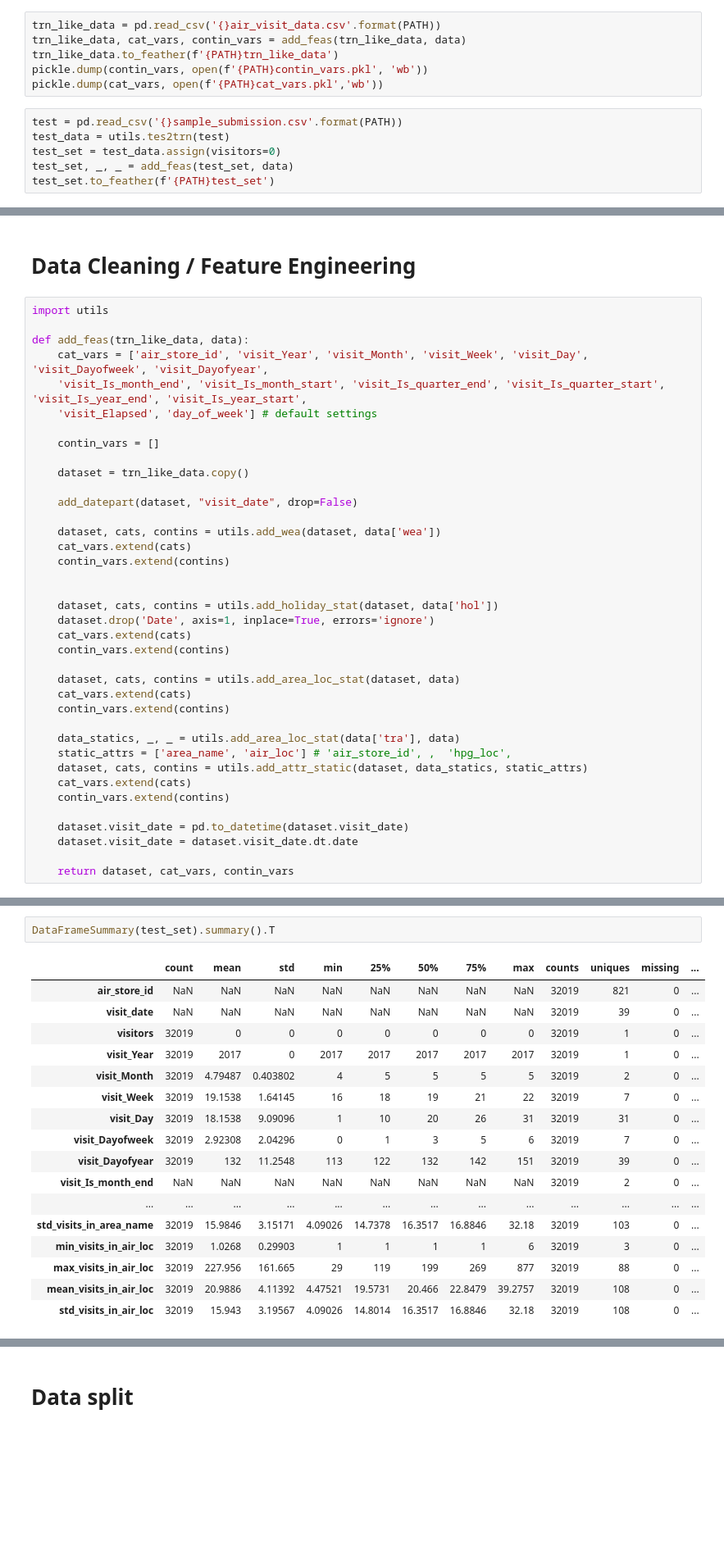
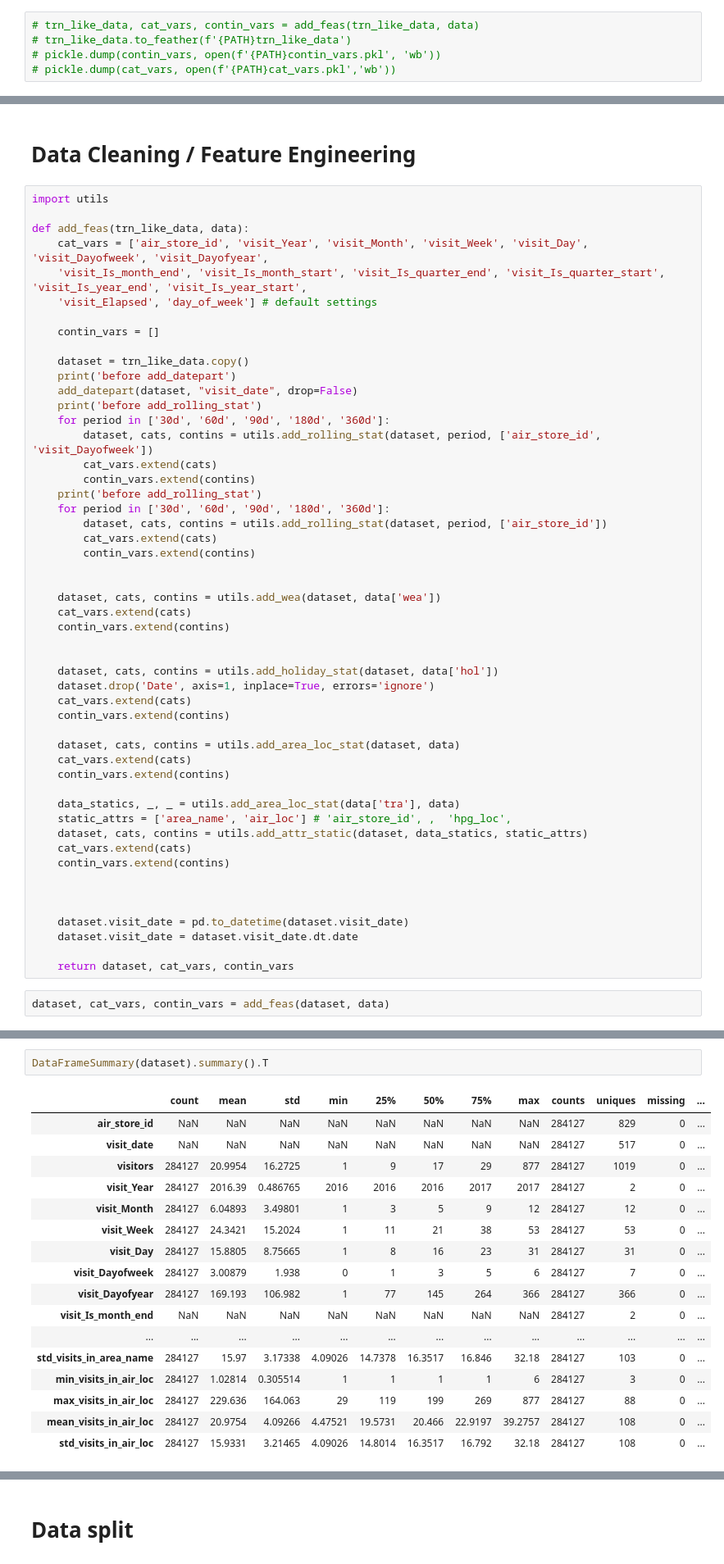
Before and after one commit to xiaochuan-du/ml_utils, a Jupyter notebook: proj/floyd/MLproject.ipynb, the cells around one changed output, grey strips where cells are left out. Shown at 82% size. Drawn from its saved outputs; the diff is of its cells as text; blank space fills up the shorter version.

```diff
--- a/proj/floyd/MLproject.ipynb
+++ b/proj/floyd/MLproject.ipynb
@@ -84,12 +75,5 @@ def yysplit(data_raw):
 # %%
-trn_like_data = pd.read_csv('{}air_visit_data.csv'.format(PATH))
-trn_like_data, cat_vars, contin_vars = add_feas(trn_like_data, data)
-trn_like_data.to_feather(f'{PATH}trn_like_data')
-pickle.dump(contin_vars, open(f'{PATH}contin_vars.pkl', 'wb'))
-pickle.dump(cat_vars, open(f'{PATH}cat_vars.pkl','wb'))
+# trn_like_data, cat_vars, contin_vars = add_feas(trn_like_data, data)
+# trn_like_data.to_feather(f'{PATH}trn_like_data')
+# pickle.dump(contin_vars, open(f'{PATH}contin_vars.pkl', 'wb'))
+# pickle.dump(cat_vars, open(f'{PATH}cat_vars.pkl','wb'))
-# %%
-test = pd.read_csv('{}sample_submission.csv'.format(PATH))
-test_data = utils.tes2trn(test)
-test_set = test_data.assign(visitors=0)
-test_set, _, _ = add_feas(test_set, data)
-test_set.to_feather(f'{PATH}test_set')
@@ -106,8 +101,19 @@ def add_feas(trn_like_data, data):
     contin_vars = []
 
     dataset = trn_like_data.copy()
+    print('before add_datepart')
+    add_datepart(dataset, "visit_date", drop=False)
+    print('before add_rolling_stat')
+    for period in ['30d', '60d', '90d', '180d', '360d']:
+        dataset, cats, contins = utils.add_rolling_stat(dataset, period, ['air_store_id', 'visit_Dayofweek'])
+        cat_vars.extend(cats)
+        contin_vars.extend(contins)
+    print('before add_rolling_stat')
+    for period in ['30d', '60d', '90d', '180d', '360d']:
+        dataset, cats, contins = utils.add_rolling_stat(dataset, period, ['air_store_id'])
+        cat_vars.extend(cats)
+        contin_vars.extend(contins)
 
-    add_datepart(dataset, "visit_date", drop=False)
 
     dataset, cats, contins = utils.add_wea(dataset, data['wea'])
     cat_vars.extend(cats)
@@ -129,7 +135,11 @@ def add_feas(trn_like_data, data):
     cat_vars.extend(cats)
     contin_vars.extend(contins)
 
+
+
     dataset.visit_date = pd.to_datetime(dataset.visit_date)
     dataset.visit_date = dataset.visit_date.dt.date
 
     return dataset, cat_vars, contin_vars
+# %%
+dataset, cat_vars, contin_vars = add_feas(dataset, data)
@@ -136,20 +178,20 @@ def add_feas(trn_like_data, data):
 # %%
-DataFrameSummary(test_set).summary().T
+DataFrameSummary(dataset).summary().T
 # %% [output]
 |  | count | mean | std | min | 25% | 50% | 75% | max | counts | uniques | missing | ... |
-| air_store_id | NaN | NaN | NaN | NaN | NaN | NaN | NaN | NaN | 32019 | 821 | 0 | ... |
-| visit_date | NaN | NaN | NaN | NaN | NaN | NaN | NaN | NaN | 32019 | 39 | 0 | ... |
-| visitors | 32019 | 0 | 0 | 0 | 0 | 0 | 0 | 0 | 32019 | 1 | 0 | ... |
-| visit_Year | 32019 | 2017 | 0 | 2017 | 2017 | 2017 | 2017 | 2017 | 32019 | 1 | 0 | ... |
-| visit_Month | 32019 | 4.79487 | 0.403802 | 4 | 5 | 5 | 5 | 5 | 32019 | 2 | 0 | ... |
-| visit_Week | 32019 | 19.1538 | 1.64145 | 16 | 18 | 19 | 21 | 22 | 32019 | 7 | 0 | ... |
-| visit_Day | 32019 | 18.1538 | 9.09096 | 1 | 10 | 20 | 26 | 31 | 32019 | 31 | 0 | ... |
-| visit_Dayofweek | 32019 | 2.92308 | 2.04296 | 0 | 1 | 3 | 5 | 6 | 32019 | 7 | 0 | ... |
-| visit_Dayofyear | 32019 | 132 | 11.2548 | 113 | 122 | 132 | 142 | 151 | 32019 | 39 | 0 | ... |
-| visit_Is_month_end | NaN | NaN | NaN | NaN | NaN | NaN | NaN | NaN | 32019 | 2 | 0 | ... |
+| air_store_id | NaN | NaN | NaN | NaN | NaN | NaN | NaN | NaN | 284127 | 829 | 0 | ... |
+| visit_date | NaN | NaN | NaN | NaN | NaN | NaN | NaN | NaN | 284127 | 517 | 0 | ... |
+| visitors | 284127 | 20.9954 | 16.2725 | 1 | 9 | 17 | 29 | 877 | 284127 | 1019 | 0 | ... |
+| visit_Year | 284127 | 2016.39 | 0.486765 | 2016 | 2016 | 2016 | 2017 | 2017 | 284127 | 2 | 0 | ... |
+| visit_Month | 284127 | 6.04893 | 3.49801 | 1 | 3 | 5 | 9 | 12 | 284127 | 12 | 0 | ... |
+| visit_Week | 284127 | 24.3421 | 15.2024 | 1 | 11 | 21 | 38 | 53 | 284127 | 53 | 0 | ... |
+| visit_Day | 284127 | 15.8805 | 8.75665 | 1 | 8 | 16 | 23 | 31 | 284127 | 31 | 0 | ... |
+| visit_Dayofweek | 284127 | 3.00879 | 1.938 | 0 | 1 | 3 | 5 | 6 | 284127 | 7 | 0 | ... |
+| visit_Dayofyear | 284127 | 169.193 | 106.982 | 1 | 77 | 145 | 264 | 366 | 284127 | 366 | 0 | ... |
+| visit_Is_month_end | NaN | NaN | NaN | NaN | NaN | NaN | NaN | NaN | 284127 | 2 | 0 | ... |
 | ... | ... | ... | ... | ... | ... | ... | ... | ... | ... | ... | ... | ... |
-| std_visits_in_area_name | 32019 | 15.9846 | 3.15171 | 4.09026 | 14.7378 | 16.3517 | 16.8846 | 32.18 | 32019 | 103 | 0 | ... |
-| min_visits_in_air_loc | 32019 | 1.0268 | 0.29903 | 1 | 1 | 1 | 1 | 6 | 32019 | 3 | 0 | ... |
-| max_visits_in_air_loc | 32019 | 227.956 | 161.665 | 29 | 119 | 199 | 269 | 877 | 32019 | 88 | 0 | ... |
-| mean_visits_in_air_loc | 32019 | 20.9886 | 4.11392 | 4.47521 | 19.5731 | 20.466 | 22.8479 | 39.2757 | 32019 | 108 | 0 | ... |
-| std_visits_in_air_loc | 32019 | 15.943 | 3.19567 | 4.09026 | 14.8014 | 16.3517 | 16.8846 | 32.18 | 32019 | 108 | 0 | ... |
+| std_visits_in_area_name | 284127 | 15.97 | 3.17338 | 4.09026 | 14.7378 | 16.3517 | 16.846 | 32.18 | 284127 | 103 | 0 | ... |
+| min_visits_in_air_loc | 284127 | 1.02814 | 0.305514 | 1 | 1 | 1 | 1 | 6 | 284127 | 3 | 0 | ... |
+| max_visits_in_air_loc | 284127 | 229.636 | 164.063 | 29 | 119 | 199 | 269 | 877 | 284127 | 88 | 0 | ... |
+| mean_visits_in_air_loc | 284127 | 20.9754 | 4.09266 | 4.47521 | 19.5731 | 20.466 | 22.9197 | 39.2757 | 284127 | 108 | 0 | ... |
+| std_visits_in_air_loc | 284127 | 15.9331 | 3.21465 | 4.09026 | 14.8014 | 16.3517 | 16.792 | 32.18 | 284127 | 108 | 0 | ... |
```
Also changed, not shown: parts of 25 cells of this notebook, 1 other file.
